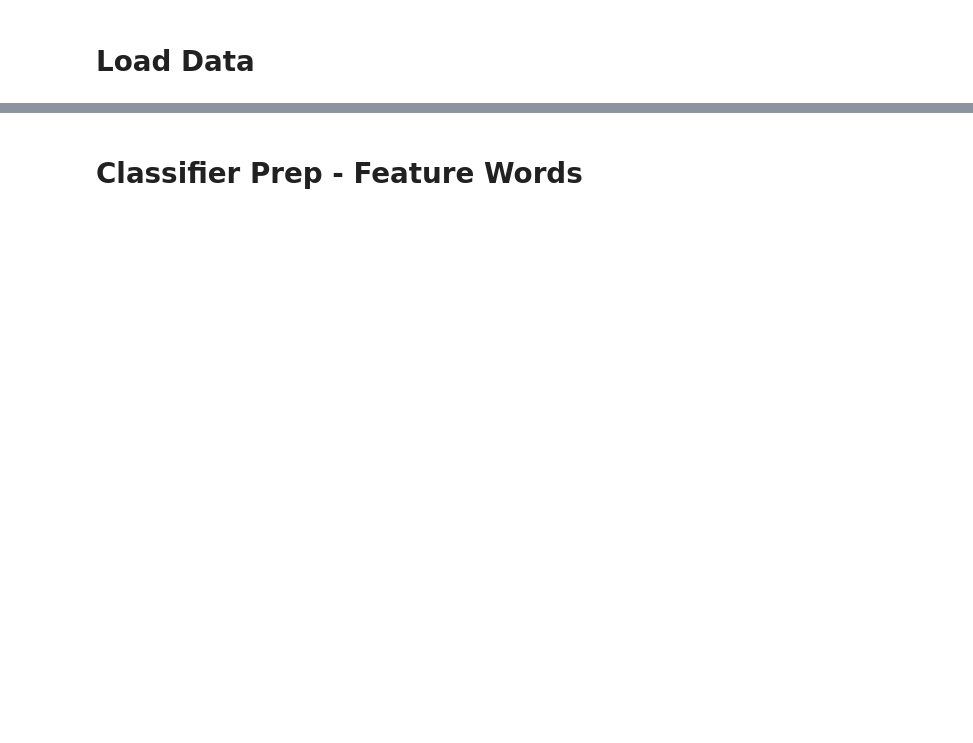
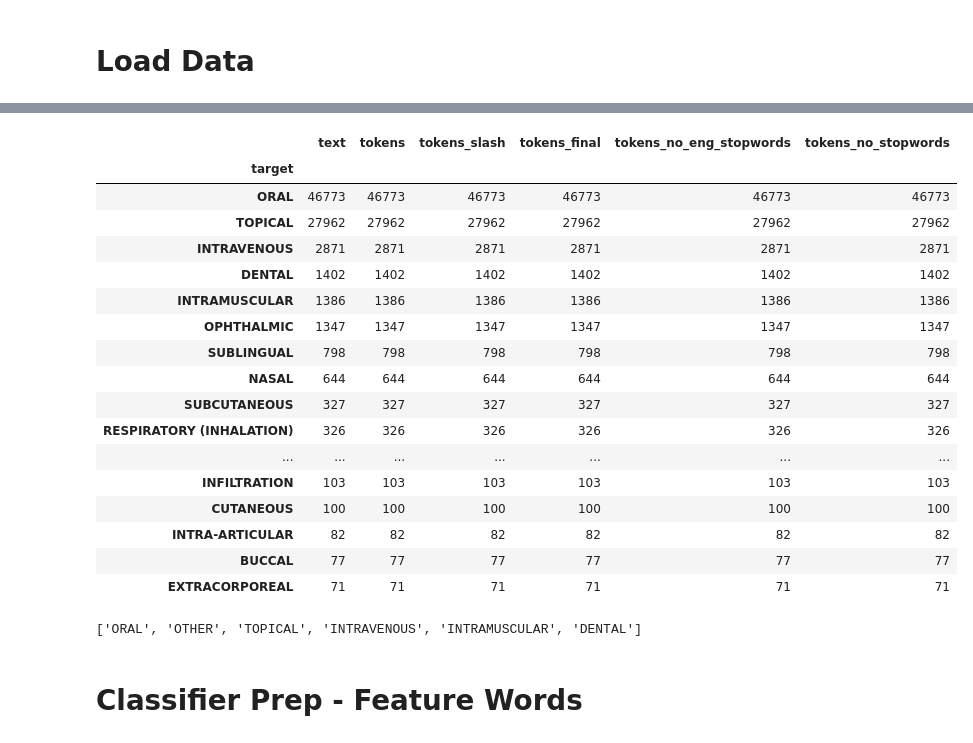
Before and after one commit to andrewabeles/drug-labels, a Jupyter notebook: notebooks/1.4-classifier.ipynb, the cells around one changed output, grey strips where cells are left out. Cells and saved outputs as stored; diff of their text form; code cells hidden in the pictures; blank space fills up the shorter version.

```diff
--- a/notebooks/1.4-classifier.ipynb
+++ b/notebooks/1.4-classifier.ipynb
@@ -16,3 +43,35 @@ df = pd.read_pickle('../data/interim/drugs.pkl')
+# %%
+## As seen below, the top 5 target values are ORAL, TOPICAL, INTRAVENOUS, DENTAL and INTRAMUSCULAR
+## All others will be converted to OTHER
+df.groupby('target') \
+   .count() \
+   .sort_values('text', ascending=False) \
+   .head(20)
+# %% [output]
+|  | text | tokens | tokens_slash | tokens_final | tokens_no_eng_stopwords | tokens_no_stopwords |
+| target |  |  |  |  |  |  |
+| ORAL | 46773 | 46773 | 46773 | 46773 | 46773 | 46773 |
+| TOPICAL | 27962 | 27962 | 27962 | 27962 | 27962 | 27962 |
+| INTRAVENOUS | 2871 | 2871 | 2871 | 2871 | 2871 | 2871 |
+| DENTAL | 1402 | 1402 | 1402 | 1402 | 1402 | 1402 |
+| INTRAMUSCULAR | 1386 | 1386 | 1386 | 1386 | 1386 | 1386 |
+| OPHTHALMIC | 1347 | 1347 | 1347 | 1347 | 1347 | 1347 |
+| SUBLINGUAL | 798 | 798 | 798 | 798 | 798 | 798 |
+| NASAL | 644 | 644 | 644 | 644 | 644 | 644 |
+| SUBCUTANEOUS | 327 | 327 | 327 | 327 | 327 | 327 |
+| RESPIRATORY (INHALATION) | 326 | 326 | 326 | 326 | 326 | 326 |
+| ... | ... | ... | ... | ... | ... | ... |
+| INFILTRATION | 103 | 103 | 103 | 103 | 103 | 103 |
+| CUTANEOUS | 100 | 100 | 100 | 100 | 100 | 100 |
+| INTRA-ARTICULAR | 82 | 82 | 82 | 82 | 82 | 82 |
+| BUCCAL | 77 | 77 | 77 | 77 | 77 | 77 |
+| EXTRACORPOREAL | 71 | 71 | 71 | 71 | 71 | 71 |
+# %%
+df.loc[~df['target'].isin(['ORAL', 'TOPICAL', 'INTRAVENOUS', 'DENTAL', 'INTRAMUSCULAR']), 'target'] = 'OTHER'
+
+list(df['target'].unique())
+# %% [output]
+['ORAL', 'OTHER', 'TOPICAL', 'INTRAVENOUS', 'INTRAMUSCULAR', 'DENTAL']
 # %% [markdown]
 # Classifier Prep - Feature Words
 # %%
```
Also changed, not shown: parts of 13 cells of this notebook, 5 other files.
